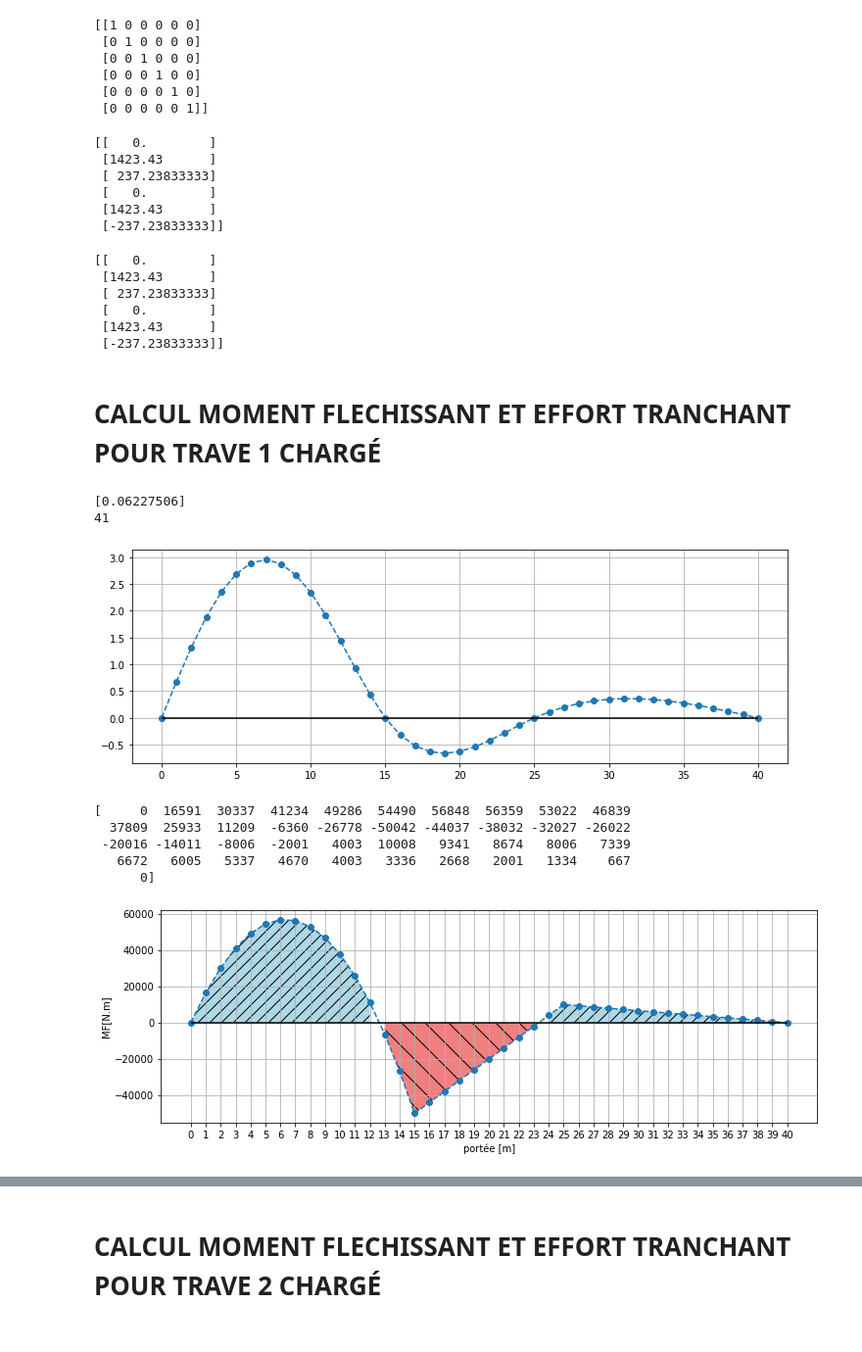
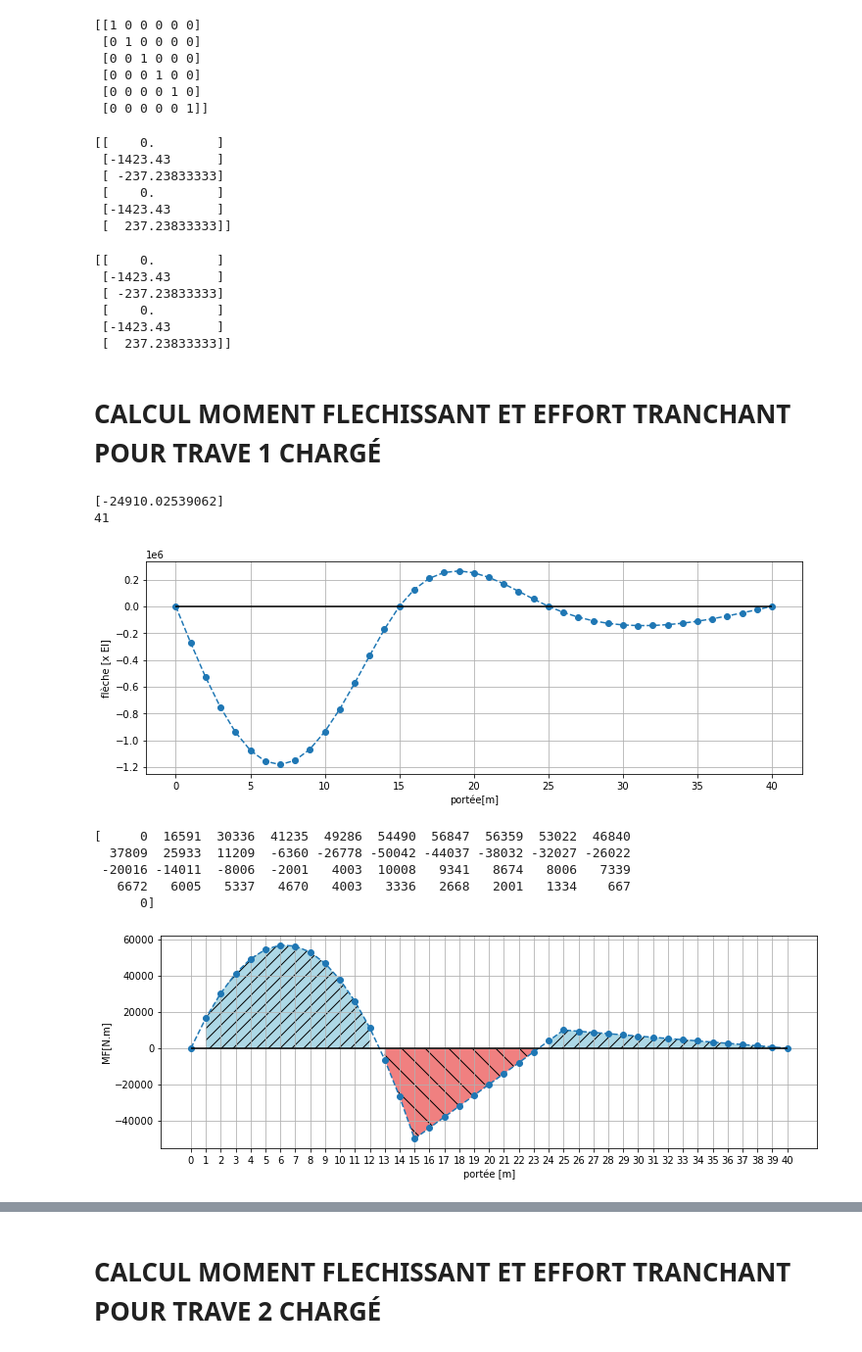
Before and after one commit to jacquetgottfried/cours_pont_aci, a Jupyter notebook: application_poutre_continue_discretise.ipynb, the cells around one changed output, grey strips where cells are left out. Shown at 98% size. Saved outputs shown, nothing was run; the diff lists cells and outputs as text; code cells hidden in the pictures.

```diff
--- a/application_poutre_continue_discretise.ipynb
+++ b/application_poutre_continue_discretise.ipynb
@@ -6,9 +6,9 @@ import matplotlib.pyplot as plt
 from calcul_structure import *
 # %%
 ## Propriété materiaux [N, m] (à modifier)
-E = 2*10**8
-I = 2000*10**(-6)
-A = 1000*10**(-6)
+E = 1
+I = 1
+A = 1
 
 #Element 1
 L1 = 1
@@ -103,26 +103,26 @@ for i in range(n_elements_):
 # %%
 
 #Matrice de force locale (charge répartie)
-w = -2846.86
+w = 2846.86 #charge routière
 P1_local = np.array([[0], [-w*L1/2], [-w*L1**2/12],[0],[-w*L1/2], [w*L1**2/12]])
 print(P1_local)
 # %% [output]
-[[   0.        ]
- [1423.43      ]
- [ 237.23833333]
- [   0.        ]
- [1423.43      ]
- [-237.23833333]]
+[[    0.        ]
+ [-1423.43      ]
+ [ -237.23833333]
+ [    0.        ]
+ [-1423.43      ]
+ [  237.23833333]]
 # %%
 P1_global = np.matmul(np.transpose(rot_elem),P1_local)
 print(P1_global)
 # %% [output]
-[[   0.        ]
- [1423.43      ]
- [ 237.23833333]
- [   0.        ]
- [1423.43      ]
- [-237.23833333]]
+[[    0.        ]
+ [-1423.43      ]
+ [ -237.23833333]
+ [    0.        ]
+ [-1423.43      ]
+ [  237.23833333]]
 # %% [markdown]
 # CALCUL MOMENT FLECHISSANT ET EFFORT TRANCHANT POUR TRAVE 1 CHARGÉ
 # %%
@@ -137,24 +137,26 @@ U_trave_1 = np.linalg.solve(K_global, P_global_trave_1)
 # %%
 #Calcul des vecteurs de forces internes
 deplacement_local_trave_1 = list()
 for i in range(n_elements_):
     deplacement_local_trave_1.append(obtention_du_deplacement_local(LM,i, U_trave_1))
 
 delta_deplacement_trave_1 = np.zeros(n_elements_+1)
 print(deplacement_local_trave_1[-1][1])
 print(len(XY))
 for j in range(len(deplacement_local_trave_1)):
     delta_deplacement_trave_1[j]= deplacement_local_trave_1[j][1]
     delta_deplacement_trave_1[j+1] = deplacement_local_trave_1[j][4]
 plt.figure(figsize=(12,4))
 plt.grid(True)
 plt.plot(XY[:,0],delta_deplacement_trave_1,'o--')
 plt.hlines(0, XY[0,0], XY[-1,0], colors='black')
+plt.xlabel('portée[m]')
+plt.ylabel('flèche [x EI]')
 plt.show()
 # %% [output]
-[0.06227506]
+[-24910.02539062]
 41
-[figure, old version]
+[figure, new version]
 # %%
 effort_interne_trave_1 = list()
 for i in range(n_elements_):
@@ -165,8 +167,8 @@ for i in range(15):
 # %%
 moment_flechissant_trave_1 =  np.zeros(n_elements_+1)
 for j in range(len(effort_interne_trave_1)):
-    moment_flechissant_trave_1[j] = effort_interne_trave_1[j][2]
-    moment_flechissant_trave_1[j+1] = effort_interne_trave_1[j][5]
+    moment_flechissant_trave_1[j] = -effort_interne_trave_1[j][2]
+    moment_flechissant_trave_1[j+1] = -effort_interne_trave_1[j][5]
 
 print(moment_flechissant_trave_1.astype(int))
 x = XY[:, 0]
@@ -183,12 +185,12 @@ plt.xlabel('portée [m]')
 plt.ylabel('MF[N.m]')
 plt.show()
 # %% [output]
-[     0  16591  30337  41234  49286  54490  56848  56359  53022  46839
+[     0  16591  30336  41235  49286  54490  56847  56359  53022  46840
   37809  25933  11209  -6360 -26778 -50042 -44037 -38032 -32027 -26022
  -20016 -14011  -8006  -2001   4003  10008   9341   8674   8006   7339
    6672   6005   5337   4670   4003   3336   2668   2001   1334    667
       0]
-[figure, old version]
+[figure, new version]
 # %%
 effort_tranchant_trave_1 =  np.zeros(n_elements_+1)
 for j in range(n_elements_):
```
Also changed, not shown: parts of 17 cells of this notebook, 3 other files.
